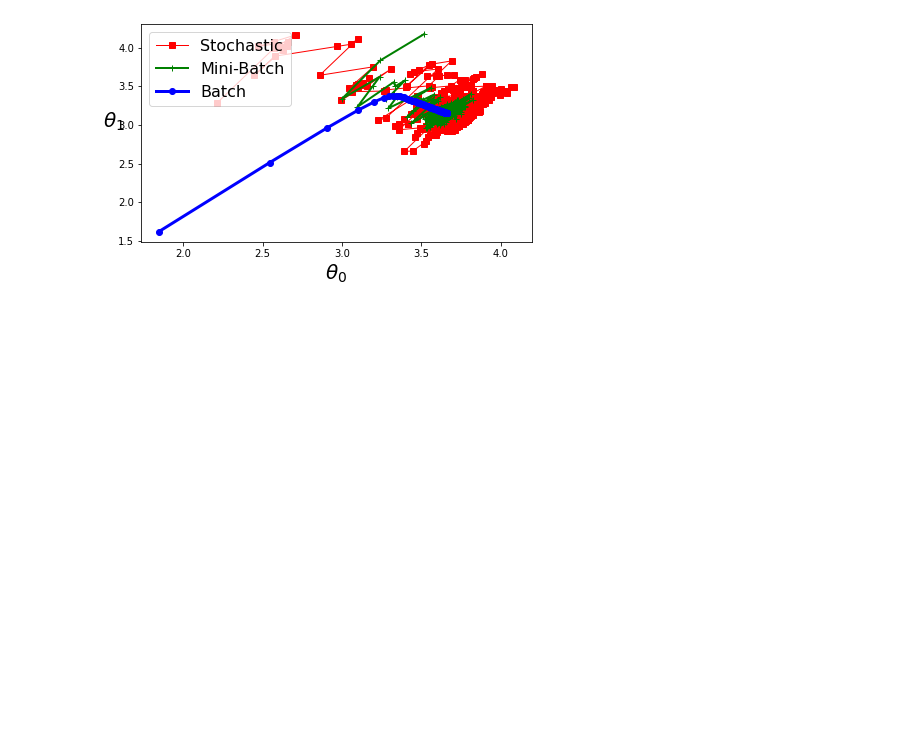
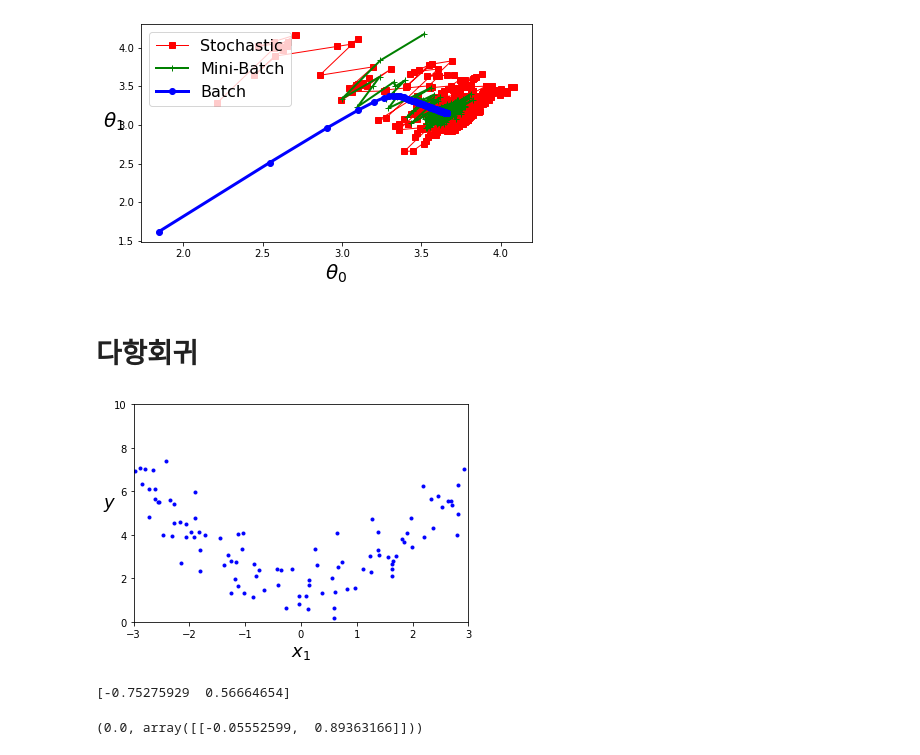
Before and after one commit to Hakgyun-Hong/MachineLearning, a Jupyter notebook: HandsOnMachineLearning/Study04_Regression.ipynb, the cells around one changed output. Drawn from its saved outputs; the diff is of its cells as text; code cells hidden in the pictures; blank space fills up the shorter version.

```diff
--- a/HandsOnMachineLearning/Study04_Regression.ipynb
+++ b/HandsOnMachineLearning/Study04_Regression.ipynb
@@ -238,3 +238,5 @@ plt.ylabel(r"$\theta_1$",fontsize=20,rotation=0)
 # %% [output]
 Text(0, 0.5, '$\\theta_1$')
 [figure]
+# %% [markdown]
+# 다항회귀
@@ -240,0 +248,35 @@ Text(0, 0.5, '$\\theta_1$')
+# %%
+m=100
+
+X= 6*np.random.rand(m,1)-3
+
+y=0.5*X**2 + 2+np.random.randn(m,1)
+# %%
+plt.plot(X,y,"b.")
+plt.xlabel("$x_1$", fontsize=18)
+plt.ylabel("$y$", rotation=0,fontsize=18)
+plt.axis([-3,3,0,10])
+plt.show()
+# %% [output]
+[figure, added]
+# %%
+from sklearn.preprocessing import PolynomialFeatures
+# include_bias = True 편향을 위한 특성 1?
+# -> 절편을 위한 것이라고 생각하면 된다. 절편이 즉 Bias라고 할 수 있다.
+
+# model.intercept_, model.coef_ ->
+poly_features = PolynomialFeatures(degree=2, include_bias =False)
+X_poly = poly_features.fit_transform(X)
+#fit이랑 transform을 합친거임.
+
+print(X_poly[0])
+# %% [output]
+[-0.75275929  0.56664654]
+# %%
+from sklearn.linear_model import LinearRegression
+lin_reg = LinearRegression(fit_intercept=False)
+# fit_intercept False를 하면 절편을 fitting 하지않게된다.
+lin_reg.fit(X_poly,y)
+lin_reg.intercept_, lin_reg.coef_
+# %% [output]
+(0.0, array([[-0.05552599,  0.89363166]]))
```
Also changed, not shown: parts of 39 cells of this notebook.
